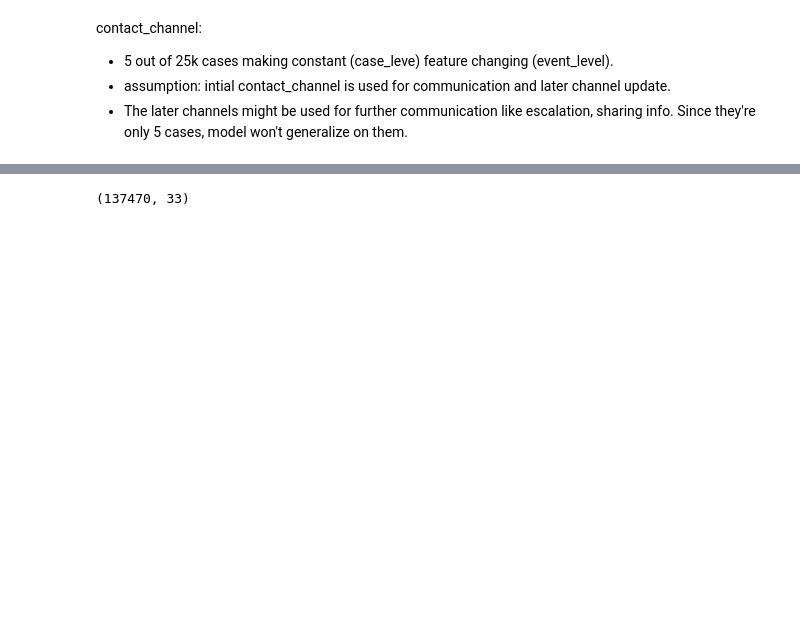
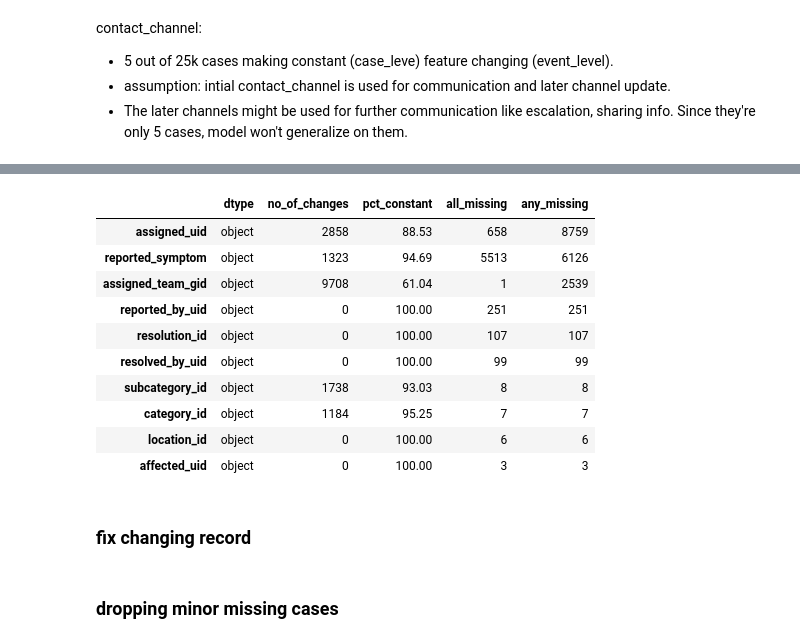
Before and after one commit to shashankgarewal/temporal-sequence-eventLog, a Jupyter notebook: notebooks/03_model_base_table.ipynb, the cells around one changed output, grey strips where cells are left out. Drawn from its saved outputs; the diff is of its cells as text; code cells hidden in the pictures; blank space fills up the shorter version.

```diff
--- a/notebooks/03_model_base_table.ipynb
+++ b/notebooks/03_model_base_table.ipynb
@@ -102 +128,17 @@ contact_channel:
+# %%
+df_prop.sort_values(['any_missing', 'no_of_changes'], ascending=False).query('any_missing > 0')
+# %% [output]
+|  | dtype | no_of_changes | pct_constant | all_missing | any_missing |
+| assigned_uid | object | 2858 | 88.53 | 658 | 8759 |
+| reported_symptom | object | 1323 | 94.69 | 5513 | 6126 |
+| assigned_team_gid | object | 9708 | 61.04 | 1 | 2539 |
+| reported_by_uid | object | 0 | 100.00 | 251 | 251 |
+| resolution_id | object | 0 | 100.00 | 107 | 107 |
+| resolved_by_uid | object | 0 | 100.00 | 99 | 99 |
+| subcategory_id | object | 1738 | 93.03 | 8 | 8 |
+| category_id | object | 1184 | 95.25 | 7 | 7 |
+| location_id | object | 0 | 100.00 | 6 | 6 |
+| affected_uid | object | 0 | 100.00 | 3 | 3 |
+# %% [markdown]
+### fix changing record
 # %%
@@ -104,9 +145,3 @@ contact_channel:
 df['contact_channel'] = grp['contact_channel'].transform('first')
-# %%
-# dropping minor missing cases
-missing_count = df.isna().groupby(df['case_id']).all().sum()
-feature_names = missing_count[(missing_count > 0) & (missing_count < 10)].index.tolist()
-df = df.dropna(subset=feature_names, axis=0)
-df.shape
-# %% [output]
-(137470, 33)
+# %% [markdown]
+### dropping minor missing cases
```
Also changed, not shown: parts of 36 cells of this notebook, 1 other file.
